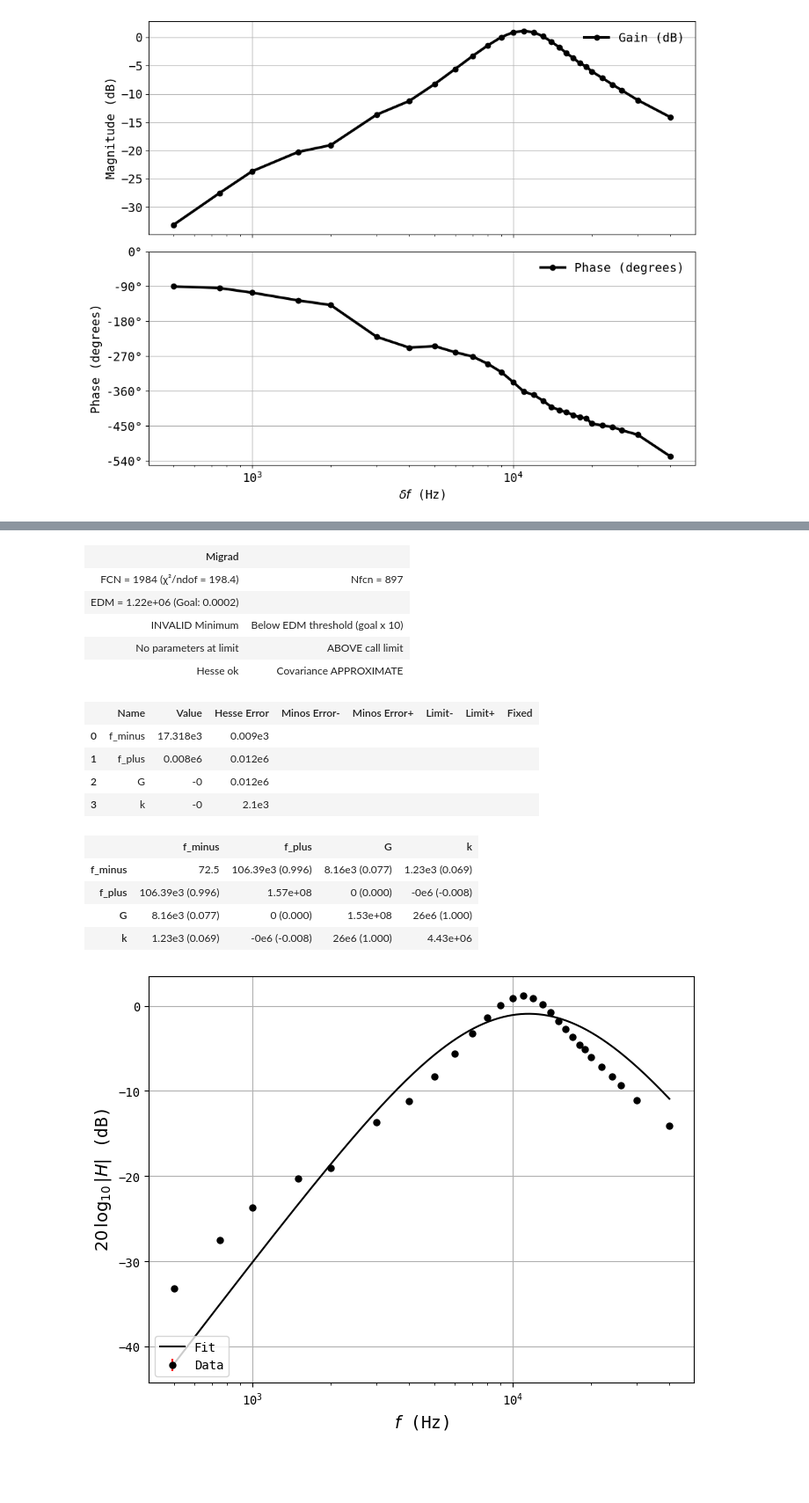
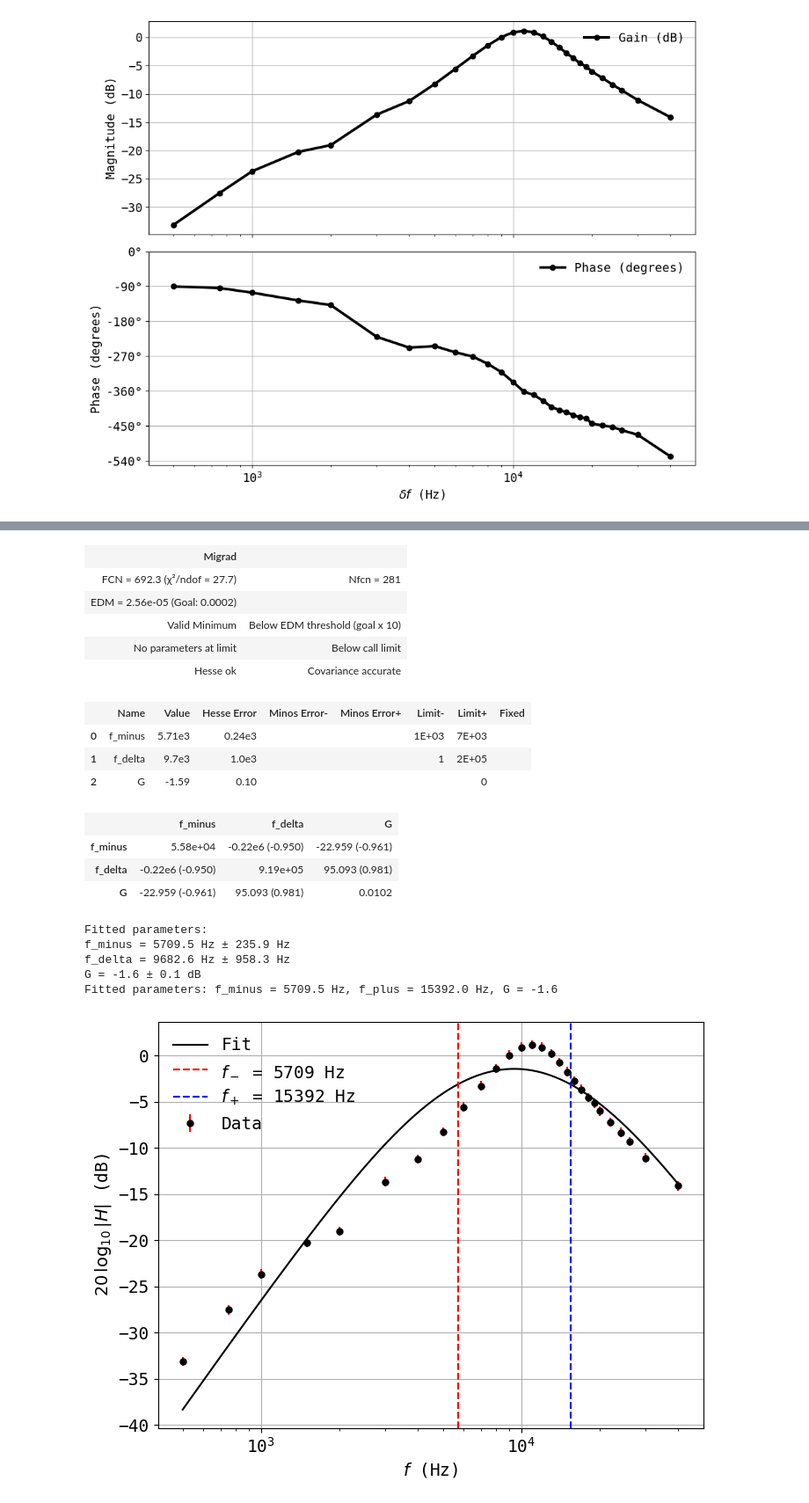
Before and after one commit to askeroelshoej/SP-Lock-In-Amp, a Jupyter notebook: experiment/analysis_stage1_3.ipynb, the cells around one changed output, grey strips where cells are left out. Shown at 88% size. Cells and saved outputs as stored; diff of their text form; code cells hidden in the pictures; blank space fills up the shorter version.

```diff
--- a/experiment/analysis_stage1_3.ipynb
+++ b/experiment/analysis_stage1_3.ipynb
@@ -108,42 +139,74 @@ def gain_model(f, f_minus, f_plus, G, k):
 # %%
-y_errs = np.full_like(amp_dB, 0.013*10) # Assuming a constant error of 0.5 dB for all points
+# def gain_model(f, f_minus, f_plus, G, k):
+#     num = np.abs(G)*(f/f_minus)**2
+#     den = ((1+(f/f_minus)**2) * (1+(f/f_plus)**2))
+#     H = num/den
+#     return 20 *np.log10(H) + k
+
+def gain_modelV2(f, f_minus, f_delta, G):
+    f_plus = f_minus + f_delta
+    num = np.abs(G) * (f/f_minus)**2
+    den = (1 + (f/f_minus)**2) * (1 + (f/f_plus)**2)
+    H = num/den
+    return 20*np.log10(num/den)
+
+y_errs = np.full_like(amp_dB, 0.5) # Assuming a constant error of 0.5 dB for all points
 #Fit with minuit chi2:
 
-mfit = cost.LeastSquares(freq[7:-7], amp_dB[7:-7] , y_errs[7:-7], gain_model)
-# Initial guesses: f_minus = 1kHz, f_plus = 100kHz, G = 1, k = 0
-minuit_bandpass = Minuit(mfit, f_minus=5000, f_plus=15900, G=-1010, k=0)
+mfit = cost.LeastSquares(freq, amp_dB, y_errs, gain_modelV2)
+# Initial guesses: f_minus = 1kHz, f_delta = 10kHz, G = 1, k = 0
+minuit_bandpass = Minuit(mfit, f_minus=5000, f_delta=10000, G=-1010)
+minuit_bandpass.limits['f_minus'] = (1000, 7000)  # Limit f_minus to be between 1kHz and 10kHz
+minuit_bandpass.limits['f_delta'] = (1, 200000)  # Limit f_plus to be between 10kHz and 200kHz
+minuit_bandpass.limits['G'] = (None, 0)  # strictly negative, no upper bound
 minuit_bandpass.migrad()
 # %% [output]
 | Migrad |  |
-| FCN = 1984 (χ²/ndof = 198.4) | Nfcn = 897 |
-| EDM = 1.22e+06 (Goal: 0.0002) |  |
-| INVALID Minimum | Below EDM threshold (goal x 10) |
-| No parameters at limit | ABOVE call limit |
-| Hesse ok | Covariance APPROXIMATE |
+| FCN = 692.3 (χ²/ndof = 27.7) | Nfcn = 281 |
+| EDM = 2.56e-05 (Goal: 0.0002) |  |
+| Valid Minimum | Below EDM threshold (goal x 10) |
+| No parameters at limit | Below call limit |
+| Hesse ok | Covariance accurate |
 |  | Name | Value | Hesse Error | Minos Error- | Minos Error+ | Limit- | Limit+ | Fixed |
-| 0 | f_minus | 17.318e3 | 0.009e3 |  |  |  |  |  |
-| 1 | f_plus | 0.008e6 | 0.012e6 |  |  |  |  |  |
-| 2 | G | -0 | 0.012e6 |  |  |  |  |  |
-| 3 | k | -0 | 2.1e3 |  |  |  |  |  |
+| 0 | f_minus | 5.71e3 | 0.24e3 |  |  | 1E+03 | 7E+03 |  |
+| 1 | f_delta | 9.7e3 | 1.0e3 |  |  | 1 | 2E+05 |  |
+| 2 | G | -1.59 | 0.10 |  |  |  | 0 |  |
-|  | f_minus | f_plus | G | k |
-| f_minus | 72.5 | 106.39e3 (0.996) | 8.16e3 (0.077) | 1.23e3 (0.069) |
-| f_plus | 106.39e3 (0.996) | 1.57e+08 | 0 (0.000) | -0e6 (-0.008) |
-| G | 8.16e3 (0.077) | 0 (0.000) | 1.53e+08 | 26e6 (1.000) |
-| k | 1.23e3 (0.069) | -0e6 (-0.008) | 26e6 (1.000) | 4.43e+06 |
+|  | f_minus | f_delta | G |
+| f_minus | 5.58e+04 | -0.22e6 (-0.950) | -22.959 (-0.961) |
+| f_delta | -0.22e6 (-0.950) | 9.19e+05 | 95.093 (0.981) |
+| G | -22.959 (-0.961) | 95.093 (0.981) | 0.0102 |
 # %%
 params = minuit_bandpass.values
+errors = minuit_bandpass.errors
+print("Fitted parameters:")
+print(f"f_minus = {params['f_minus']:.1f} Hz ± {errors['f_minus']:.1f} Hz")
+print(f"f_delta = {params['f_delta']:.1f} Hz ± {errors['f_delta']:.1f} Hz")
+print(f"G = {params['G']:.1f} ± {errors['G']:.1f} dB")
 #plot:
 f_linspace = np.linspace(np.min(freq), np.max(freq), 1000)
-func_values = gain_model(f_linspace, *params)
+func_values = gain_modelV2(f_linspace, *params)
+f_minus = params['f_minus']
+f_plus = params['f_minus'] + params['f_delta']
+gain = params['G']
+print(f"Fitted parameters: f_minus = {f_minus:.1f} Hz, f_plus = {f_plus:.1f} Hz, G = {gain:.1f}")
+print()
 plt.figure(figsize=(8, 6))
 plt.errorbar(freq, amp_dB, yerr=y_errs, fmt='o', ms = 5, color='k', ecolor='r', label='Data')
 plt.plot(f_linspace, func_values, linestyle='-', color='k', label=f'Fit')
-#plt.axvline(f_minus, color='r', linestyle='--', label=f'$f_-$ = ({f_minus:.1f} Hz)')
-#plt.axvline(f_plus, color='b', linestyle='--', label=f'$f_+$ = ({f_plus:.1f} Hz)')
+plt.axvline(f_minus, color='r', linestyle='--', label=f'$f_-$ = {f_minus:.0f} Hz')
+plt.axvline(f_plus, color='b', linestyle='--', label=f'$f_+$ = {f_plus:.0f} Hz')
 plt.xlabel(r"$f$ (Hz)", fontsize=14)
 plt.ylabel(r"$20 \,\log_{10}|H|$ (dB)", fontsize=14)
+plt.xticks(fontsize=14)
+plt.yticks(fontsize=14)
 plt.xscale('log')
 plt.grid(True)
-plt.legend(loc = 'lower left');
+plt.legend(loc = 'upper left', frameon = False, fontsize = 14);
+plt.savefig('stage13_fit.pdf', dpi=600, bbox_inches='tight', pad_inches=0.02);
 # %% [output]
+Fitted parameters:
+f_minus = 5709.5 Hz ± 235.9 Hz
+f_delta = 9682.6 Hz ± 958.3 Hz
+G = -1.6 ± 0.1 dB
+Fitted parameters: f_minus = 5709.5 Hz, f_plus = 15392.0 Hz, G = -1.6
-[figure, old version]
+[figure, new version]
```
Also changed, not shown: parts of 4 cells of this notebook, 4 other files.
